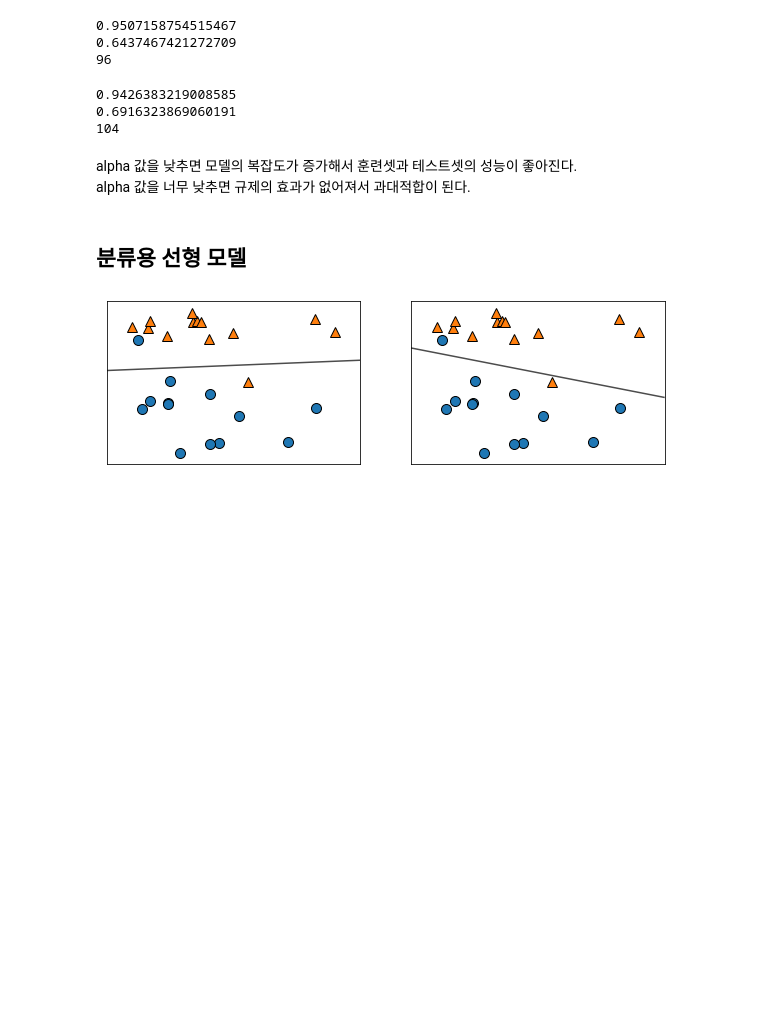
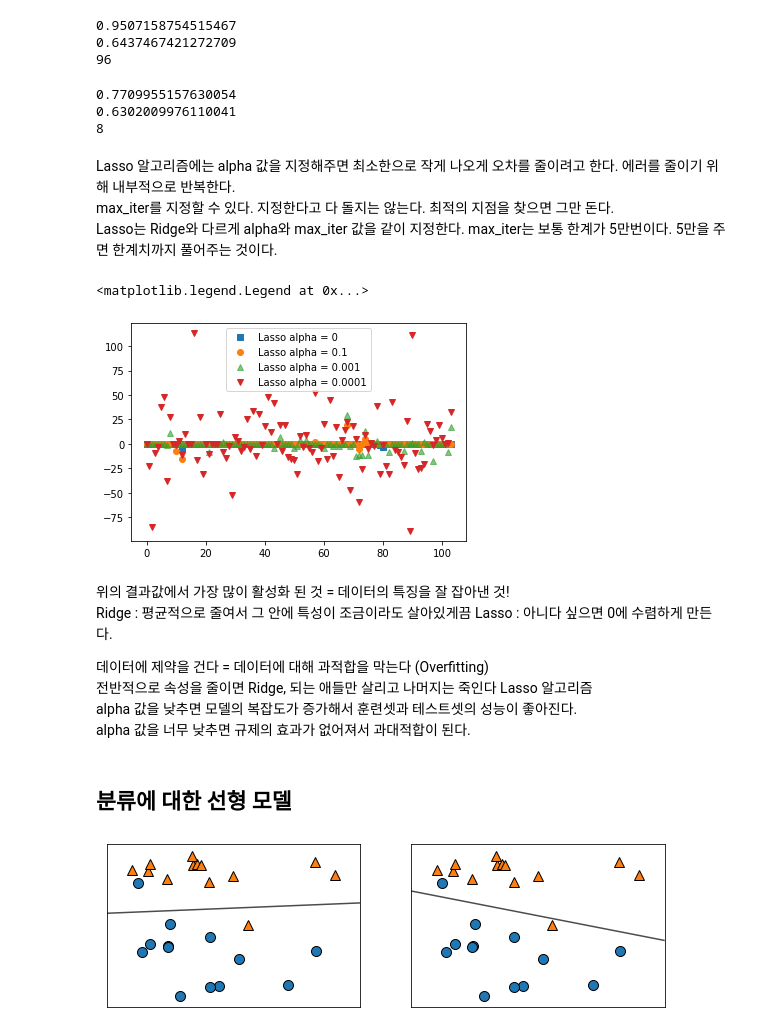
Before and after one commit to leenagyeom/Machine_Learning, a Jupyter notebook: AI Class/0412_Supervised Learning.ipynb, the cells around one changed output. Saved outputs shown, nothing was run; the diff lists cells and outputs as text; code cells hidden in the pictures; blank space fills up the shorter version.

```diff
--- a/AI Class/0412_Supervised Learning.ipynb
+++ b/AI Class/0412_Supervised Learning.ipynb
@@ -411,5 +395,5 @@ Lasso는 훈련 셋과 결과 셋 모두 점수가 좋지 않다.<br/>
 # %%
-lasso001 = Lasso(alpha=0.01, max_iter=100000).fit(X_train, y_train)
+lasso001 = Lasso(alpha=0.01, max_iter=50000).fit(X_train, y_train)
 print(lasso001.score(X_train, y_train))
 print(lasso001.score(X_test, y_test))
 print(np.sum(lasso001.coef_ != 0))
@@ -418,7 +402,7 @@ print(np.sum(lasso001.coef_ != 0))
 0.7656571174549983
 33
 # %%
-lasso00001 = Lasso(alpha=0.0001, max_iter=100000).fit(X_train, y_train)
+lasso00001 = Lasso(alpha=0.0001, max_iter=50000).fit(X_train, y_train)
 print(lasso00001.score(X_train, y_train))
 print(lasso00001.score(X_test, y_test))
 print(np.sum(lasso00001.coef_ != 0))
@@ -427,19 +411,40 @@ print(np.sum(lasso00001.coef_ != 0))
 0.6437467421272709
 96
 # %%
-lasso0 = Lasso(alpha=0).fit(X_train, y_train)
-print(lasso0.score(X_train, y_train))
-print(lasso0.score(X_test, y_test))
-print(np.sum(lasso0.coef_ != 0))
+lasso01 = Lasso(alpha=0.1).fit(X_train, y_train)
+print(lasso01.score(X_train, y_train))
+print(lasso01.score(X_test, y_test))
+print(np.sum(lasso01.coef_ != 0))
+
+# alpha=0 에서는 max_iter 값이 의미가 없다.
 # %% [output]
-0.9426383219008585
-0.6916323869060191
-104
+0.7709955157630054
+0.6302009976110041
+8
+# %% [markdown]
+Lasso 알고리즘에는 alpha 값을 지정해주면 최소한으로 작게 나오게 오차를 줄이려고 한다. 에러를 줄이기 위해 내부적으로 반복한다.<br/>
+max_iter를 지정할 수 있다. 지정한다고 다 돌지는 않는다. 최적의 지점을 찾으면 그만 돈다.<br/>
+Lasso는 Ridge와 다르게 alpha와 max_iter 값을 같이 지정한다. max_iter는 보통 한계가 5만번이다. 5만을 주면 한계치까지 풀어주는 것이다.
+# %%
+plt.plot(lasso.coef_,  's', label = 'Lasso alpha = 0')
+plt.plot(lasso01.coef_,  'o', label = 'Lasso alpha = 0.1')
+plt.plot(lasso001.coef_,  '^', label = 'Lasso alpha = 0.001', alpha = 0.6)
+plt.plot(lasso00001.coef_,  'v', label = 'Lasso alpha = 0.0001')
+plt.legend()
+# %% [output]
+<matplotlib.legend.Legend at 0x...>
+[figure, added]
 # %% [markdown]
+위의 결과값에서 가장 많이 활성화 된 것 = 데이터의 특징을 잘 잡아낸 것! <br/>
+Ridge : 평균적으로 줄여서 그 안에 특성이 조금이라도 살아있게끔
+Lasso : 아니다 싶으면 0에 수렴하게 만든다.
+
+데이터에 제약을 건다 = 데이터에 대해 과적합을 막는다 (Overfitting)<br/>
+전반적으로 속성을 줄이면 Ridge, 되는 애들만 살리고 나머지는 죽인다 Lasso 알고리즘<br/>
 alpha 값을 낮추면 모델의 복잡도가 증가해서 훈련셋과 테스트셋의 성능이 좋아진다.<br/>
 alpha 값을 너무 낮추면 규제의 효과가 없어져서 과대적합이 된다.<br/>
 # %% [markdown]
-## 분류용 선형 모델
+## 분류에 대한 선형 모델
 # %%
 from sklearn.linear_model import LogisticRegression #Classification Algorithm 중 하나
 from sklearn.svm import LinearSVC
```
Also changed, not shown: parts of 8 cells of this notebook.
